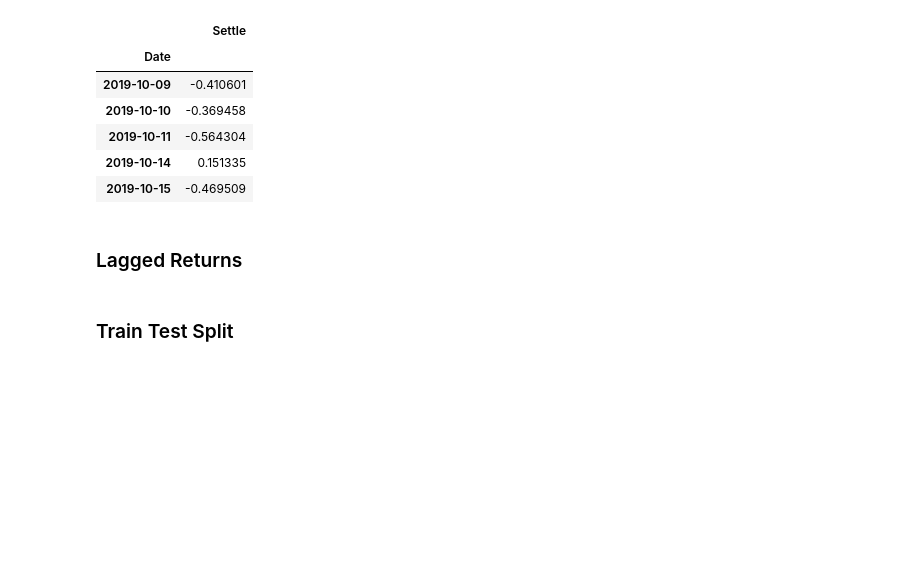
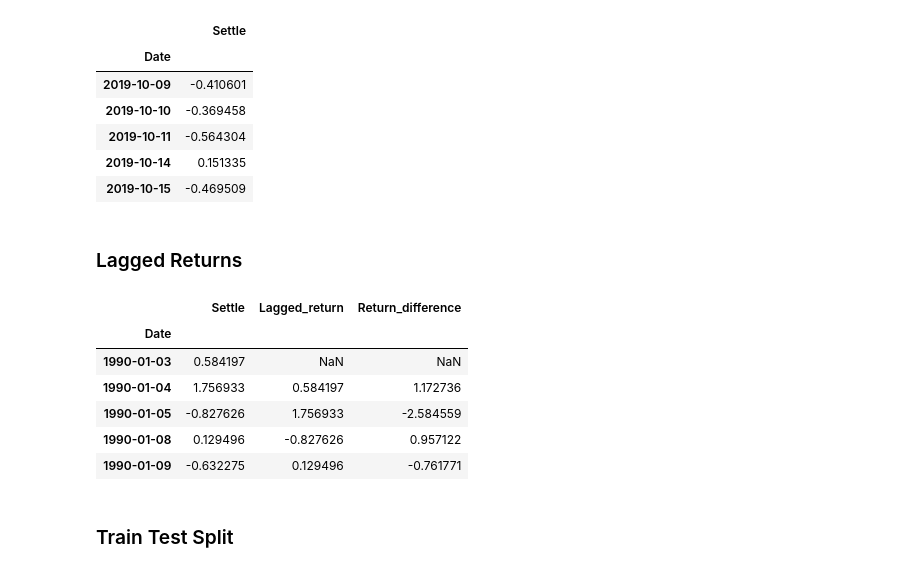
Before and after one commit to campbell8081/Unit10-TimeSeriesHW, a Jupyter notebook: regression_analysis.ipynb, the cells around one changed output. Drawn from its saved outputs; the diff is of its cells as text; code cells hidden in the pictures; blank space fills up the shorter version.

```diff
--- a/regression_analysis.ipynb
+++ b/regression_analysis.ipynb
@@ -54,7 +54,17 @@ returns.tail()
 ### Lagged Returns
 # %%
 # Create a lagged return using the shift function
-# YOUR CODE HERE!
+returns['Lagged_return'] = returns.Settle.shift()
+returns['Return_difference'] = returns.Settle.diff()
+returns.head()
+# %% [output]
+|  | Settle | Lagged_return | Return_difference |
+| Date |  |  |  |
+| 1990-01-03 | 0.584197 | NaN | NaN |
+| 1990-01-04 | 1.756933 | 0.584197 | 1.172736 |
+| 1990-01-05 | -0.827626 | 1.756933 | -2.584559 |
+| 1990-01-08 | 0.129496 | -0.827626 | 0.957122 |
+| 1990-01-09 | -0.632275 | 0.129496 | -0.761771 |
 # %% [markdown]
 ### Train Test Split
 # %%
```
